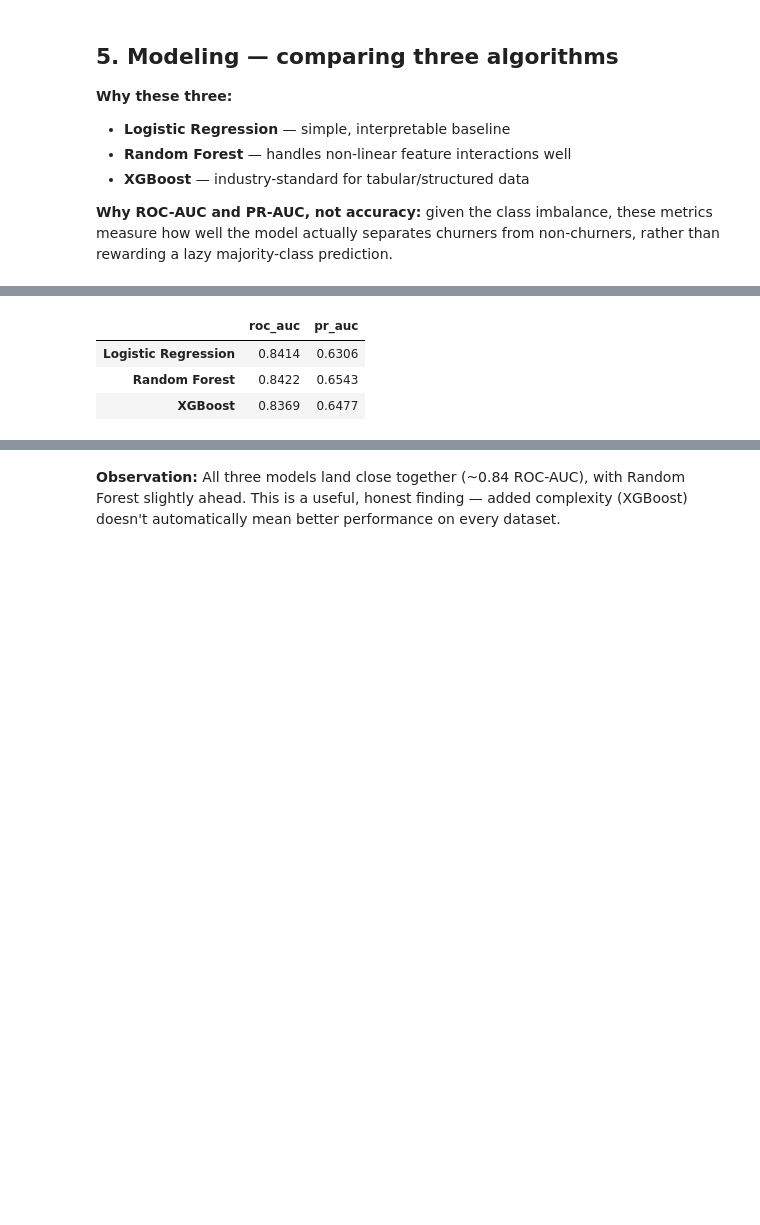
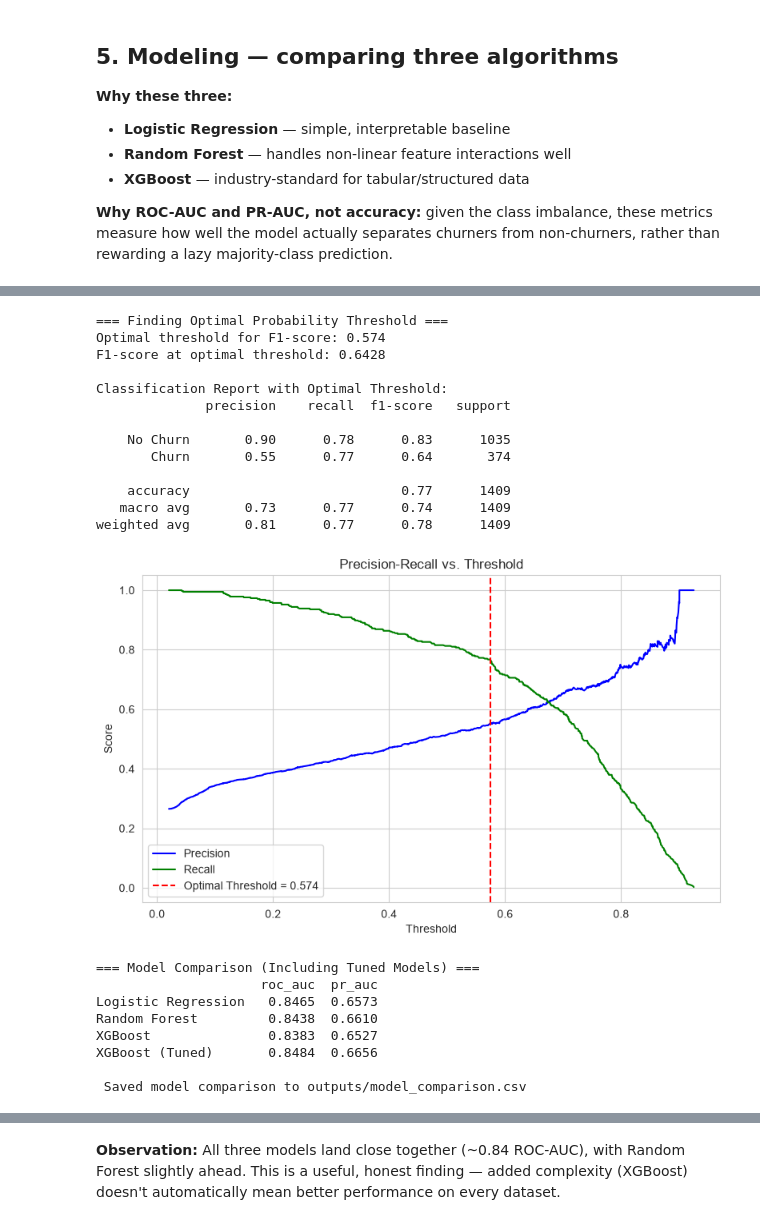
Before and after one commit to Sanduni-Jayasinghe/customer-churn-prediction, a Jupyter notebook: Customer_Churn_Prediction.ipynb, the cells around one changed output, grey strips where cells are left out. Drawn from its saved outputs; the diff is of its cells as text; code cells hidden in the pictures; blank space fills up the shorter version.

```diff
--- a/Customer_Churn_Prediction.ipynb
+++ b/Customer_Churn_Prediction.ipynb
@@ -235,12 +454,80 @@ roc_data["XGBoost"] = roc_curve(y_test, xgb_proba)
+# %%
+# --- THRESHOLD TUNING FOR OPTIMAL CLASSIFICATION ---
+from sklearn.metrics import precision_recall_curve, f1_score
+
+print("\n=== Finding Optimal Probability Threshold ===")
+
+# Get the probabilities from your best tuned model
+probs = best_xgb.predict_proba(X_test)[:, 1]
+
+# Calculate precision, recall, and thresholds
+precisions, recalls, thresholds = precision_recall_curve(y_test, probs)
+
+# Calculate F1-score for each threshold
+f1_scores = 2 * (precisions * recalls) / (precisions + recalls + 1e-9)  # Add small epsilon to avoid division by zero
+
+# Find the threshold that maximizes F1-score (skip the last element which corresponds to threshold=0)
+optimal_idx = np.argmax(f1_scores[:-1])
+optimal_threshold = thresholds[optimal_idx]
+optimal_f1 = f1_scores[optimal_idx]
+
+print(f"Optimal threshold for F1-score: {optimal_threshold:.3f}")
+print(f"F1-score at optimal threshold: {optimal_f1:.4f}")
+
+# Evaluate model with the new threshold
+y_pred_opt = (probs >= optimal_threshold).astype(int)
+
+# Print classification report with optimal threshold
+print("\nClassification Report with Optimal Threshold:")
+print(classification_report(y_test, y_pred_opt, target_names=["No Churn", "Churn"]))
+
+# Visualize precision-recall curve with optimal threshold
+fig, ax = plt.subplots(figsize=(8, 5))
+ax.plot(thresholds, precisions[:-1], label='Precision', color='blue')
+ax.plot(thresholds, recalls[:-1], label='Recall', color='green')
+ax.axvline(x=optimal_threshold, color='red', linestyle='--', label=f'Optimal Threshold = {optimal_threshold:.3f}')
+ax.set_xlabel('Threshold')
+ax.set_ylabel('Score')
+ax.set_title('Precision-Recall vs. Threshold')
+ax.legend()
+plt.tight_layout()
+plt.savefig("outputs/figures/precision_recall_threshold.png", dpi=150, bbox_inches='tight')
+plt.show()
+# %% [output]
+=== Finding Optimal Probability Threshold ===
+Optimal threshold for F1-score: 0.574
+F1-score at optimal threshold: 0.6428
+
+Classification Report with Optimal Threshold:
+              precision    recall  f1-score   support
+
+    No Churn       0.90      0.78      0.83      1035
+       Churn       0.55      0.77      0.64       374
+
+    accuracy                           0.77      1409
+   macro avg       0.73      0.77      0.74      1409
+weighted avg       0.81      0.77      0.78      1409
+[figure, added]
 # %%
 # --- Comparison table ---
 results_df = pd.DataFrame(results).T
-results_df.round(4)
+
+# 1. SHOW in Jupyter
+print("\n=== Model Comparison (Including Tuned Models) ===")
+print(results_df.round(4).to_string())
+
+# 2. SAVE to CSV
+results_df.to_csv("outputs/model_comparison.csv")
+print("\n Saved model comparison to outputs/model_comparison.csv")
 # %% [output]
-|  | roc_auc | pr_auc |
-| Logistic Regression | 0.8414 | 0.6306 |
-| Random Forest | 0.8422 | 0.6543 |
-| XGBoost | 0.8369 | 0.6477 |
+=== Model Comparison (Including Tuned Models) ===
+                     roc_auc  pr_auc
+Logistic Regression   0.8465  0.6573
+Random Forest         0.8438  0.6610
+XGBoost               0.8383  0.6527
+XGBoost (Tuned)       0.8484  0.6656
+
+ Saved model comparison to outputs/model_comparison.csv
 # %%
 # --- ROC curve comparison plot ---
 fig, ax = plt.subplots(figsize=(6, 5))
```
Also changed, not shown: parts of 18 cells of this notebook, 15 other files.
